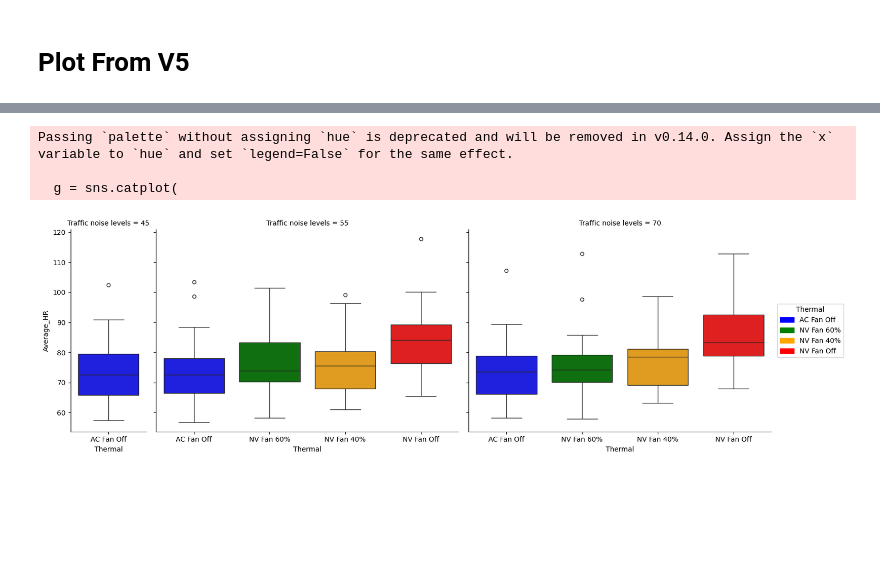
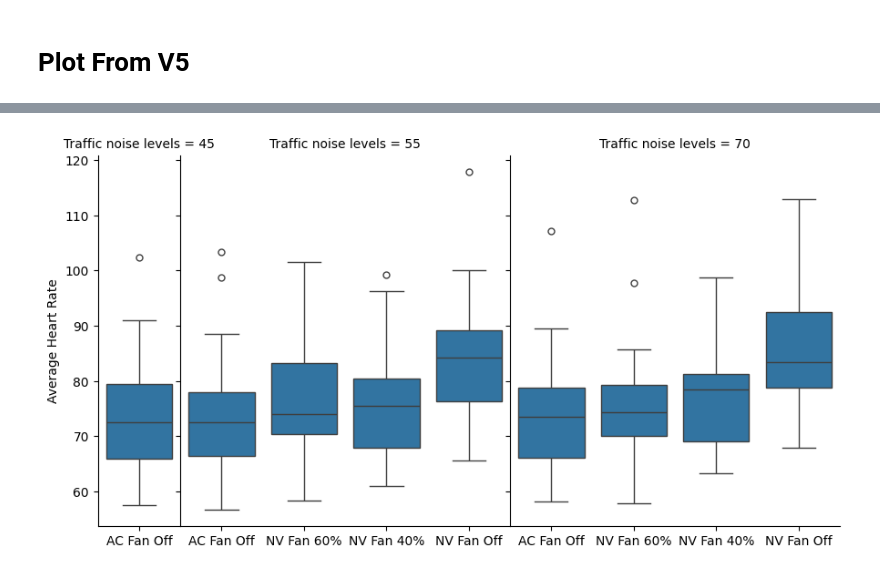
Before and after one commit to afifhrz/cognitive_learning, a Jupyter notebook: 9_plotting_report/main.ipynb, the cells around one changed output, grey strips where cells are left out. Cells and saved outputs as stored; diff of their text form; code cells hidden in the pictures; blank space fills up the shorter version.

```diff
--- a/9_plotting_report/main.ipynb
+++ b/9_plotting_report/main.ipynb
@@ -538,12 +519,12 @@ data_SkinT.to_excel("SkinT_compilation.xlsx", index=False)
 data_SkinT = pd.read_excel("SkinT_compilation.xlsx")
 
 import matplotlib.pyplot as plt
-import matplotlib.patches as mpatches
+# import matplotlib.patches as mpatches
 
-blue_patch = mpatches.Patch(color='blue', label="AC Fan Off")
-green_patch = mpatches.Patch(color='green', label="NV Fan 60%")
-orange_patch = mpatches.Patch(color='orange', label="NV Fan 40%")
-red_patch = mpatches.Patch(color='red', label="NV Fan Off")
+# blue_patch = mpatches.Patch(color='blue', label="AC Fan Off")
+# green_patch = mpatches.Patch(color='green', label="NV Fan 60%")
+# orange_patch = mpatches.Patch(color='orange', label="NV Fan 40%")
+# red_patch = mpatches.Patch(color='red', label="NV Fan Off")
 
 # data_SkinT['Thermal'] = pd.Categorical(data_SkinT['Thermal'],["AC", "NV fan 5", "NV fan 3", "NV fan 0"])
 custom_dict = {'AC':1, 'NV fan 5':2, 'NV fan 3':3,'NV fan 0':4,}
@@ -553,19 +534,20 @@ g = sns.catplot(
     data=data_SkinT,
     x='Thermal',
     y="Tmsk",
-    col='Traffic noise levels', kind='box',
-    palette=sns.color_palette(['blue','green','orange','red']),
+    col='Traffic noise levels', kind='box', aspect=0.6,
+    # palette=sns.color_palette(['blue','green','orange','red']),
     facet_kws={'gridspec_kws':{'width_ratios': [1, 4, 4]}},
     sharex=False,
     legend=False
 )
 for id, ax in enumerate(g.axes_dict.items()):
-    #     print(id)
         if id == 0:
             ax[1].set_xticklabels(["AC Fan Off"])
         else:
             ax[1].set_xticklabels(["AC Fan Off","NV Fan 60%", "NV Fan 40%", "NV Fan Off"])
 
-plt.legend(title='Thermal', loc='center right', labels=["AC Fan Off","NV Fan 60%", "NV Fan 40%", "NV Fan Off"], bbox_to_anchor=(1.25,.5), handles=[blue_patch, green_patch, orange_patch, red_patch])
+# plt.legend(title='Thermal', loc='center right', labels=["AC Fan Off","NV Fan 60%", "NV Fan 40%", "NV Fan Off"], bbox_to_anchor=(1.25,.5), handles=[blue_patch, green_patch, orange_patch, red_patch])
+g.set_axis_labels("", "Skin Temperature")
+plt.subplots_adjust(wspace=0)
 plt.show(g)
 # %% [output]
@@ -619,34 +596,32 @@ Passing `palette` without assigning `hue` is deprecated and will be removed in v
 # %%
 import matplotlib.pyplot as plt
-import matplotlib.patches as mpatches
+# import matplotlib.patches as mpatches
 import seaborn as sns
 
-blue_patch = mpatches.Patch(color='blue', label="AC Fan Off")
-green_patch = mpatches.Patch(color='green', label="NV Fan 60%")
-orange_patch = mpatches.Patch(color='orange', label="NV Fan 40%")
-red_patch = mpatches.Patch(color='red', label="NV Fan Off")
+# blue_patch = mpatches.Patch(color='blue', label="AC Fan Off")
+# green_patch = mpatches.Patch(color='green', label="NV Fan 60%")
+# orange_patch = mpatches.Patch(color='orange', label="NV Fan 40%")
+# red_patch = mpatches.Patch(color='red', label="NV Fan Off")
 
 g = sns.catplot(
     data=data_v5,
     x='Thermal',
     y="Average_HR",
-    col='Traffic noise levels', kind='box',
-    palette=sns.color_palette(['blue','green','orange','red']),
+    col='Traffic noise levels', kind='box', aspect=0.6,
+    # palette=sns.color_palette(['blue','green','orange','red']),
     facet_kws={'gridspec_kws':{'width_ratios': [1, 4, 4]}},
     sharex=False,
     legend=False
 )
 for id, ax in enumerate(g.axes_dict.items()):
-    #     print(id)
-        if id == 0:
-            ax[1].set_xticklabels(["AC Fan Off"])
-        else:
-            ax[1].set_xticklabels(["AC Fan Off","NV Fan 60%", "NV Fan 40%", "NV Fan Off"])
+    if id == 0:
+        ax[1].set_xticklabels(["AC Fan Off"])
+    else:
+        ax[1].set_xticklabels(["AC Fan Off","NV Fan 60%", "NV Fan 40%", "NV Fan Off"])
 
-plt.legend(title='Thermal', loc='center right', labels=["AC Fan Off","NV Fan 60%", "NV Fan 40%", "NV Fan Off"], bbox_to_anchor=(1.25,.5), handles=[blue_patch, green_patch, orange_patch, red_patch])
+# plt.legend(title='Thermal', loc='center right', labels=["AC Fan Off","NV Fan 60%", "NV Fan 40%", "NV Fan Off"], bbox_to_anchor=(1.25,.5), handles=[blue_patch, green_patch, orange_patch, red_patch])
+plt.subplots_adjust(wspace=0)
+g.set_axis_labels("", "Average Heart Rate")
 plt.show(g)
 # %% [output]
-Passing `palette` without assigning `hue` is deprecated and will be removed in v0.14.0. Assign the `x` variable to `hue` and set `legend=False` for the same effect.
-
-  g = sns.catplot(
-[figure, old version]
+[figure, new version]
```
Also changed, not shown: parts of 6 cells of this notebook.
